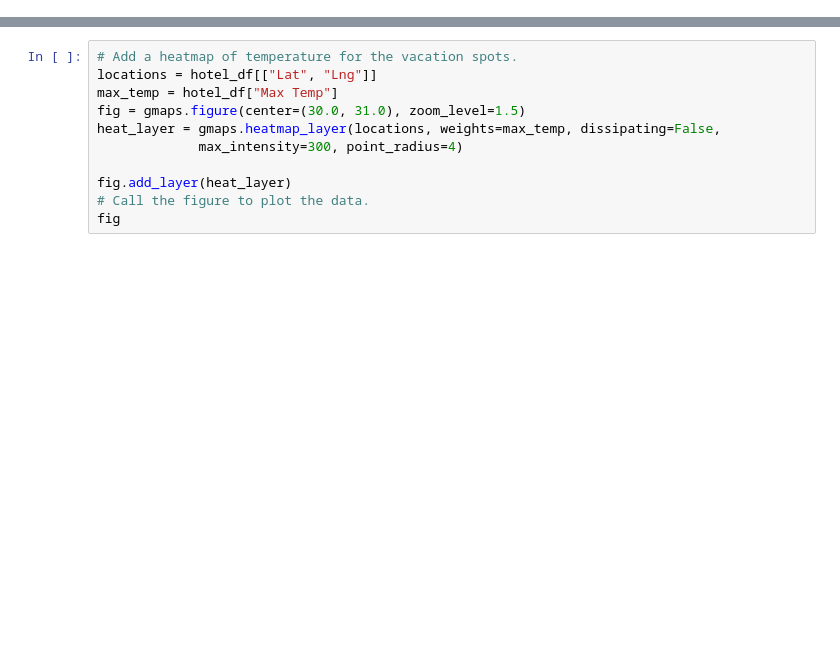
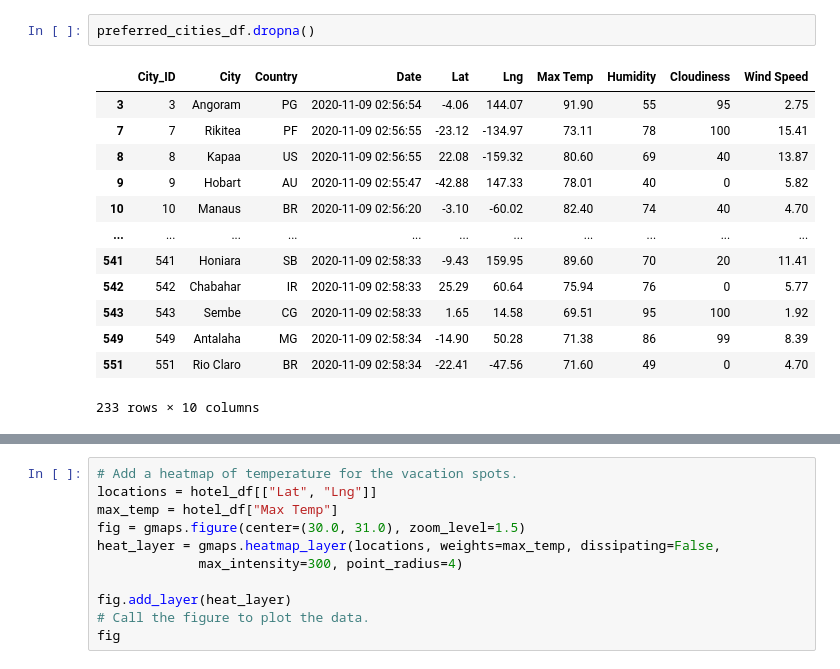
Before and after one commit to 67owilliams/World_Weather_Analysis, a Jupyter notebook: VacationPy.ipynb, the cells around one changed output, grey strips where cells are left out. Saved outputs shown, nothing was run; the diff lists cells and outputs as text; blank space fills up the shorter version.

```diff
--- a/VacationPy.ipynb
+++ b/VacationPy.ipynb
@@ -208,4 +208,20 @@ Wind Speed    95
 dtype: int64
+# %%
+preferred_cities_df.dropna()
+# %% [output]
+|  | City_ID | City | Country | Date | Lat | Lng | Max Temp | Humidity | Cloudiness | Wind Speed |
+| 3 | 3 | Angoram | PG | 2020-11-09 02:56:54 | -4.06 | 144.07 | 91.90 | 55 | 95 | 2.75 |
+| 7 | 7 | Rikitea | PF | 2020-11-09 02:56:55 | -23.12 | -134.97 | 73.11 | 78 | 100 | 15.41 |
+| 8 | 8 | Kapaa | US | 2020-11-09 02:56:55 | 22.08 | -159.32 | 80.60 | 69 | 40 | 13.87 |
+| 9 | 9 | Hobart | AU | 2020-11-09 02:55:47 | -42.88 | 147.33 | 78.01 | 40 | 0 | 5.82 |
+| 10 | 10 | Manaus | BR | 2020-11-09 02:56:20 | -3.10 | -60.02 | 82.40 | 74 | 40 | 4.70 |
+| ... | ... | ... | ... | ... | ... | ... | ... | ... | ... | ... |
+| 541 | 541 | Honiara | SB | 2020-11-09 02:58:33 | -9.43 | 159.95 | 89.60 | 70 | 20 | 11.41 |
+| 542 | 542 | Chabahar | IR | 2020-11-09 02:58:33 | 25.29 | 60.64 | 75.94 | 76 | 0 | 5.77 |
+| 543 | 543 | Sembe | CG | 2020-11-09 02:58:33 | 1.65 | 14.58 | 69.51 | 95 | 100 | 1.92 |
+| 549 | 549 | Antalaha | MG | 2020-11-09 02:58:34 | -14.90 | 50.28 | 71.38 | 86 | 99 | 8.39 |
+| 551 | 551 | Rio Claro | BR | 2020-11-09 02:58:34 | -22.41 | -47.56 | 71.60 | 49 | 0 | 4.70 |
+233 rows × 10 columns
 # %%
 # Create DataFrame called hotel_df to store hotel names along with city, country, max temp, and coordinates.
 hotel_df = preferred_cities_df[["City", "Country", "Max Temp", "Lat", "Lng"]].copy()
```
Also changed, not shown: parts of 5 cells of this notebook, 11 other files.
